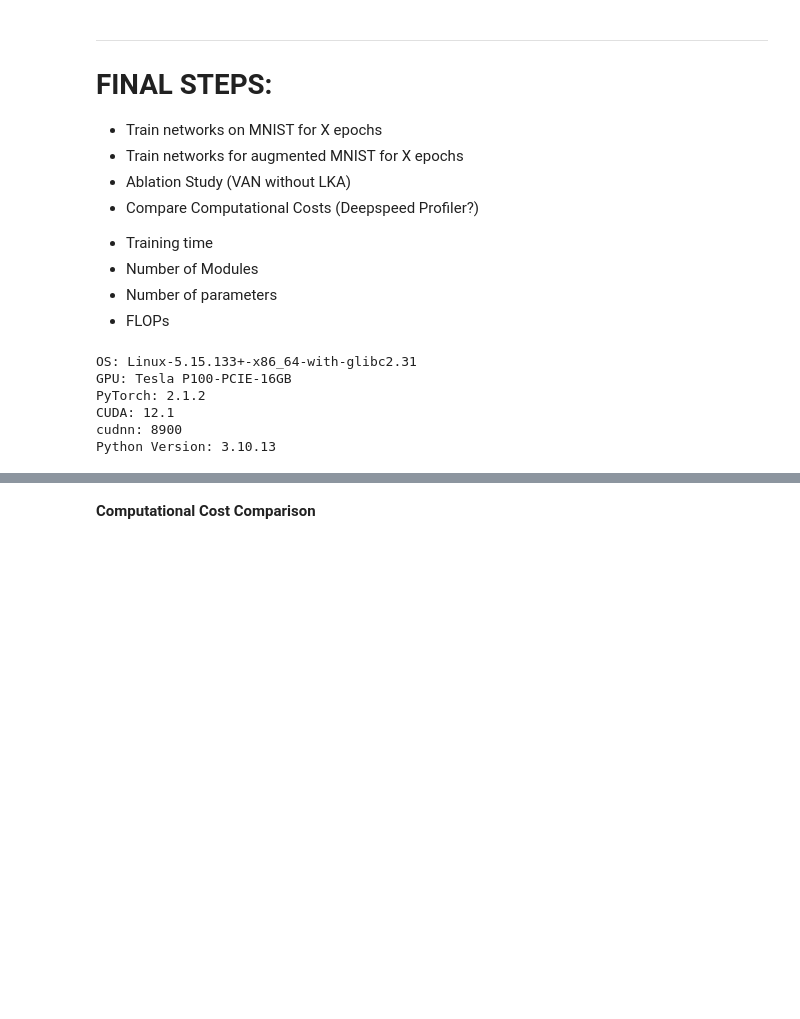
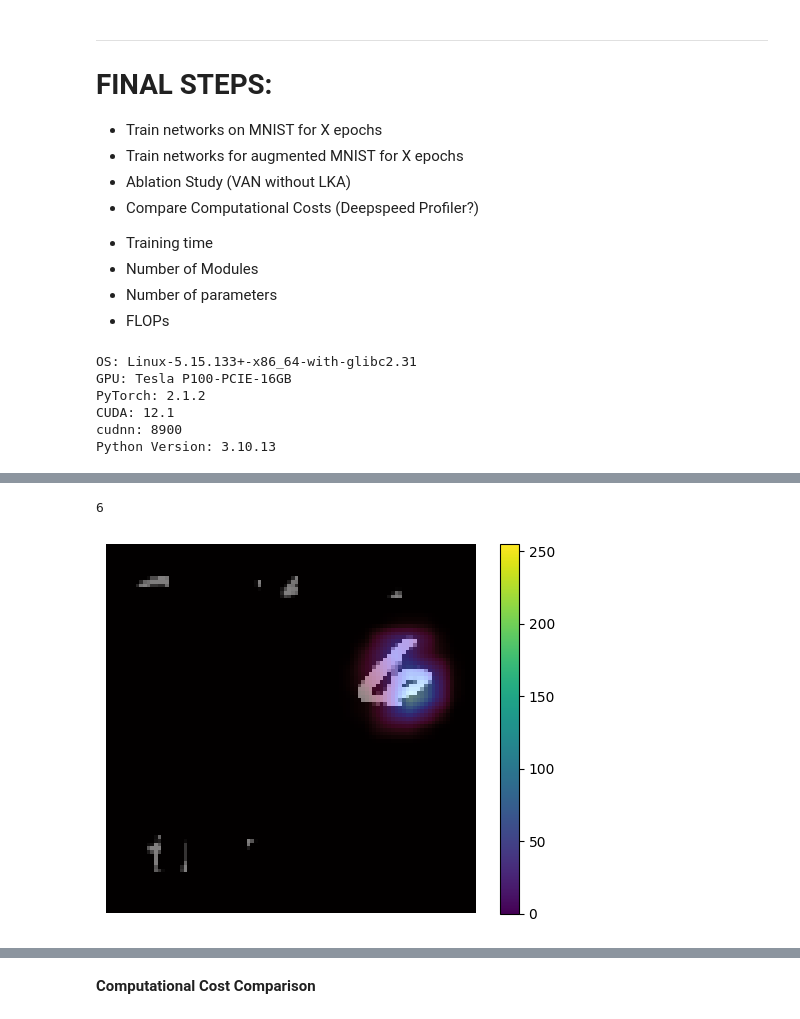
Before and after one commit to jedlito/jedlito, a Jupyter notebook: thesis.ipynb, the cells around one changed output, grey strips where cells are left out. Saved outputs shown, nothing was run; the diff lists cells and outputs as text; code cells hidden in the pictures; blank space fills up the shorter version.

Commit message:
Kaggle Notebook | thesis | Version 5

```diff
--- a/thesis.ipynb
+++ b/thesis.ipynb
@@ -768,0 +878,36 @@ van_clutter_trainer.eval()
+# %%
+# Import model
+ckpt = torch.load('/kaggle/input/van-final/pytorch/van-clutter-mnist-final/1/VAN(channels64 128 stages2 l1 1 expansion_ratio2 4)_50_epochs_Acc_9922.pth', map_location='cpu')
+ckpt_model = VAN(channels=[64, 128], stages=2, l=[1, 1], expansion_ratio=[2, 4])
+ckpt_model.load_state_dict(ckpt['model_state_dict'])
+ckpt_optimizer = optim.AdamW(ckpt_model.parameters(), lr=1e-3)
+ckpt_optimizer.load_state_dict(ckpt['optimizer_state_dict'])
+ckpt_trainer = Trainer(model=ckpt_model, optimizer=ckpt_optimizer,
+                       train_loader=train_loader, val_loader=val_loader, test_loader=test_loader,
+                       num_epochs=30, save_checkpoints=False, path=f'Ckpt_VAN()')
+ckpt_trainer.scheduler.load_state_dict(ckpt['scheduler_state_dict'])
+# %%
+model = ckpt_model.cpu()
+model.eval()
+
+augmented_img, label = augmented_dataset_train[759]
+target_layer = model.cpu().block_2[-1].FFN.conv3  # Adjust according to the actual block/layer you want
+print(label)
+# %% [output]
+6
+# %%
+augmented_img = augmented_img.squeeze(0)
+img_tensor = augmented_img
+
+image = img_tensor.unsqueeze(0).to('cpu')
+
+cam = get_gradcam(model, image, target_layer)
+overlay = overlay_cam_on_image(image, cam)
+
+# Plot the result
+plt.imshow(overlay)
+plt.axis('off')
+plt.colorbar()
+plt.show()
+# %% [output]
+[figure, added]
```
Also changed, not shown: parts of 23 cells of this notebook.
